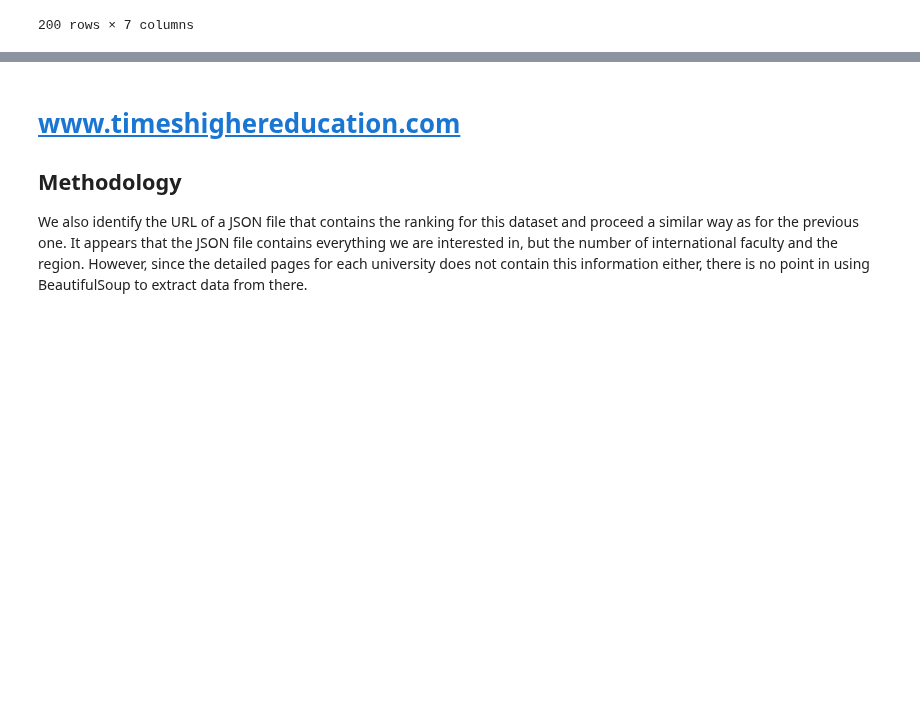
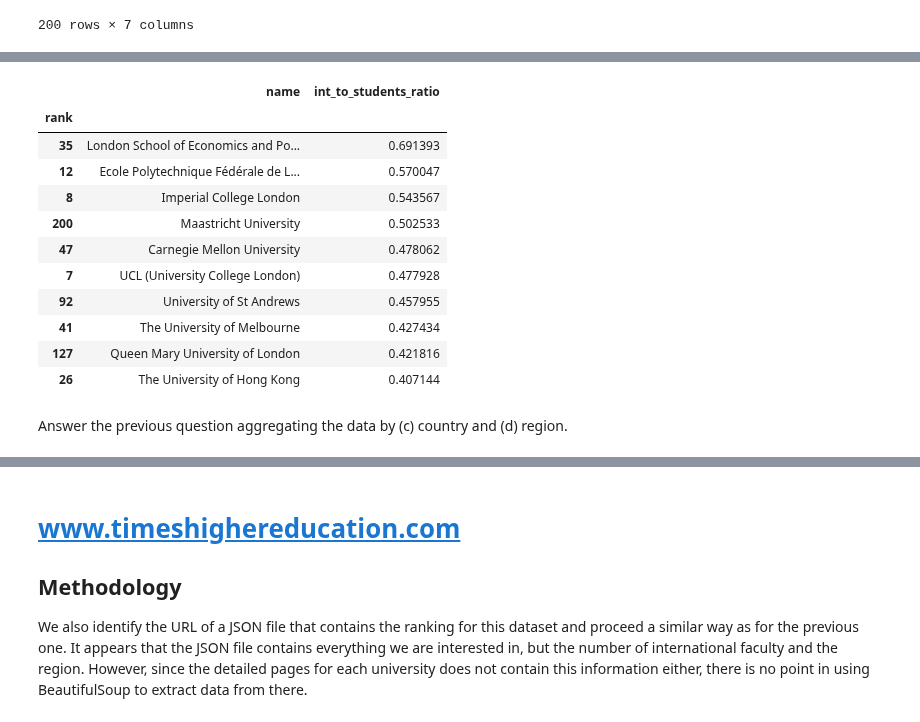
Before and after one commit to mosimann/ADA, a Jupyter notebook: Homework 2.ipynb, the cells around one changed output, grey strips where cells are left out. Drawn from its saved outputs; the diff is of its cells as text; code cells hidden in the pictures; blank space fills up the shorter version.

Commit message:
Added answers to question 2

```diff
--- a/Homework 2.ipynb
+++ b/Homework 2.ipynb
@@ -104,0 +124,19 @@ top_df
+# %%
+df = top_df.copy()
+df['int_to_students_ratio'] = df['total_int_students'] / df['total_students']
+df.sort_values('int_to_students_ratio', ascending=False).head(10).loc[:, ['name', 'int_to_students_ratio']]
+# %% [output]
+|  | name | int_to_students_ratio |
+| rank |  |  |
+| 35 | London School of Economics and Po... | 0.691393 |
+| 12 | Ecole Polytechnique Fédérale de L... | 0.570047 |
+| 8 | Imperial College London | 0.543567 |
+| 200 | Maastricht University | 0.502533 |
+| 47 | Carnegie Mellon University | 0.478062 |
+| 7 | UCL (University College London) | 0.477928 |
+| 92 | University of St Andrews | 0.457955 |
+| 41 | The University of Melbourne | 0.427434 |
+| 127 | Queen Mary University of London | 0.421816 |
+| 26 | The University of Hong Kong | 0.407144 |
+# %% [markdown]
+Answer the previous question aggregating the data by (c) country and (d) region.
```
Also changed, not shown: parts of 29 cells of this notebook.
